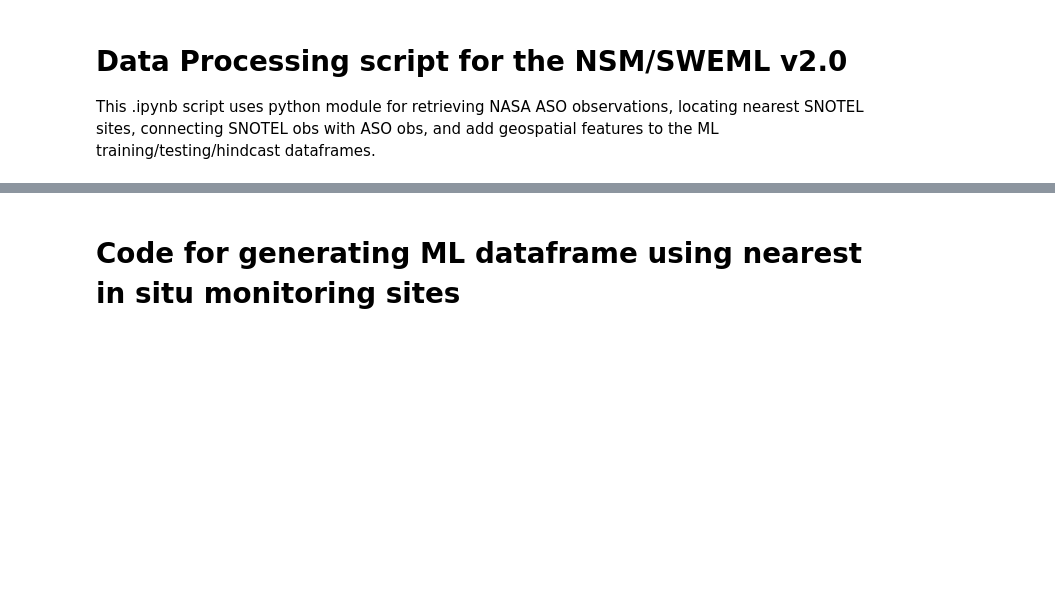
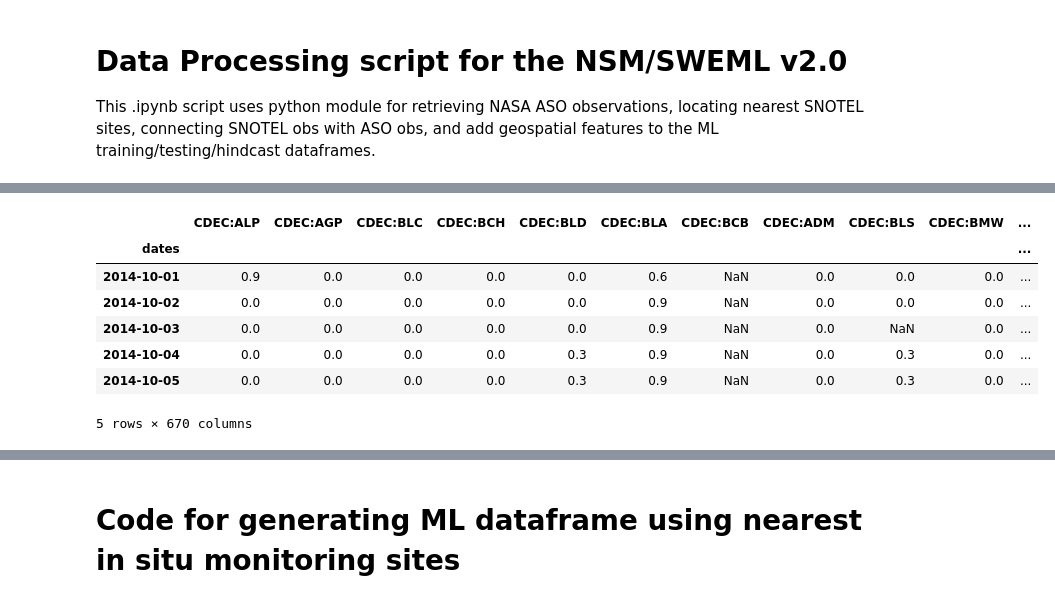
Before and after one commit to whitelightning450/SWEMLv2.0, a Jupyter notebook: Dataprocessing/DataProcessing_PipelineModularized.ipynb, the cells around one changed output, grey strips where cells are left out. Drawn from its saved outputs; the diff is of its cells as text; code cells hidden in the pictures; blank space fills up the shorter version.

```diff
--- a/Dataprocessing/DataProcessing_PipelineModularized.ipynb
+++ b/Dataprocessing/DataProcessing_PipelineModularized.ipynb
@@ -158,0 +84,18 @@ Checking to make sure all files successfully converted...
+# %%
+import pandas as pd
+import numpy as np
+
+snotel_path = f"{HOME}/SWEMLv2.0/data/SNOTEL_Data"
+year_df = pd.read_parquet(f"{snotel_path}/2015_ground_measures_dp.parquet")
+
+year_df = year_df.replace({-9999.0: np.nan})
+year_df.head(5)
+# %% [output]
+|  | CDEC:ALP | CDEC:AGP | CDEC:BLC | CDEC:BCH | CDEC:BLD | CDEC:BLA | CDEC:BCB | CDEC:ADM | CDEC:BLS | CDEC:BMW | ... |
+| dates |  |  |  |  |  |  |  |  |  |  | ... |
+| 2014-10-01 | 0.9 | 0.0 | 0.0 | 0.0 | 0.0 | 0.6 | NaN | 0.0 | 0.0 | 0.0 | ... |
+| 2014-10-02 | 0.0 | 0.0 | 0.0 | 0.0 | 0.0 | 0.9 | NaN | 0.0 | 0.0 | 0.0 | ... |
+| 2014-10-03 | 0.0 | 0.0 | 0.0 | 0.0 | 0.0 | 0.9 | NaN | 0.0 | NaN | 0.0 | ... |
+| 2014-10-04 | 0.0 | 0.0 | 0.0 | 0.0 | 0.3 | 0.9 | NaN | 0.0 | 0.3 | 0.0 | ... |
+| 2014-10-05 | 0.0 | 0.0 | 0.0 | 0.0 | 0.3 | 0.9 | NaN | 0.0 | 0.3 | 0.0 | ... |
+5 rows × 670 columns
```
Also changed, not shown: parts of 24 cells of this notebook, 7 other files.
